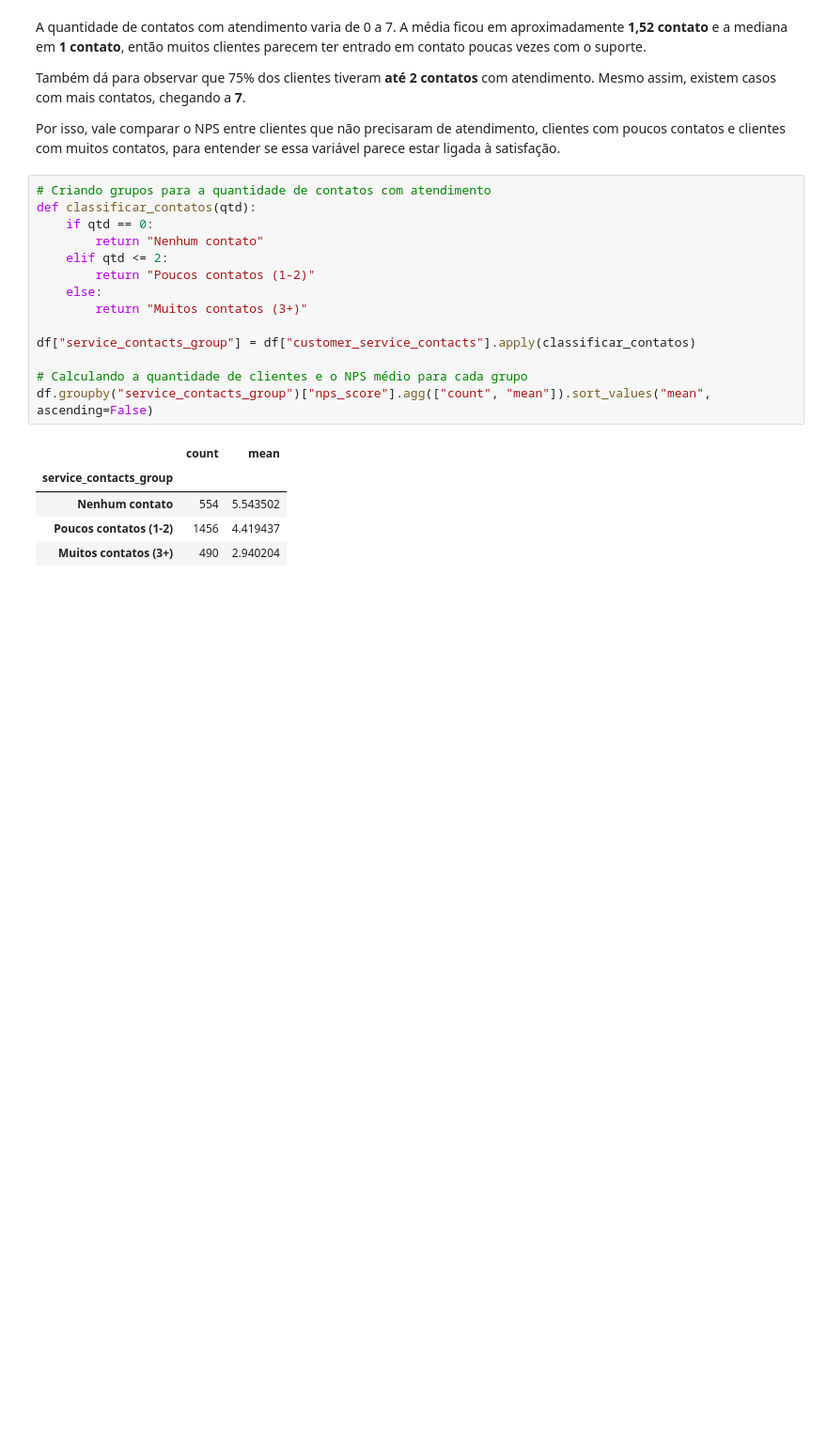
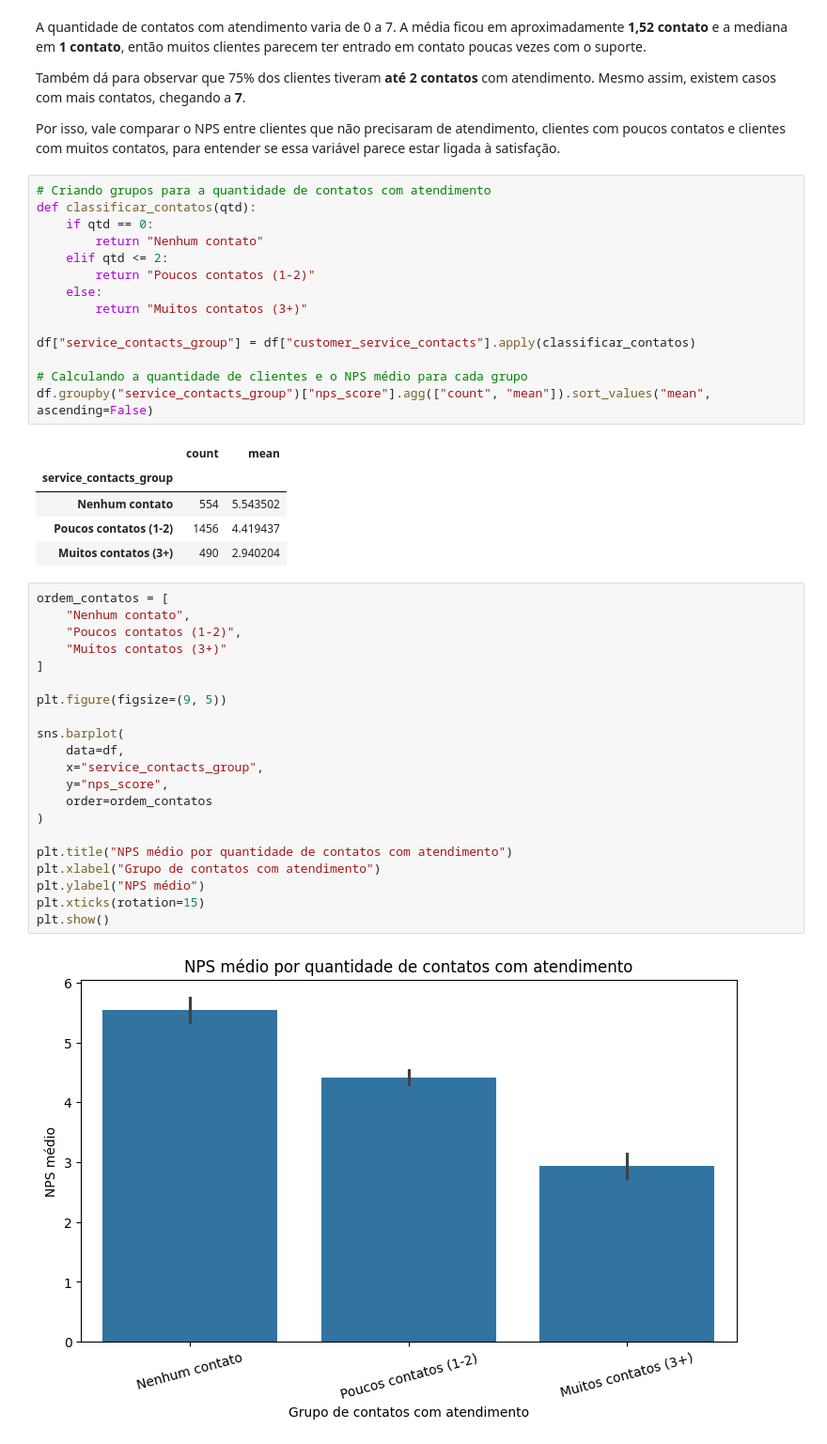
Before and after one commit to vitoriags/nps-predictive-analysis, a Jupyter notebook: notebooks/01_eda_nps.ipynb, the cells around one changed output. Shown at 94% size. Saved outputs shown, nothing was run; the diff lists cells and outputs as text; blank space fills up the shorter version.

```diff
--- a/notebooks/01_eda_nps.ipynb
+++ b/notebooks/01_eda_nps.ipynb
@@ -287,3 +287,26 @@ df.groupby("service_contacts_group")["nps_score"].agg(["count", "mean"]).sort_va
 | Nenhum contato | 554 | 5.543502 |
 | Poucos contatos (1-2) | 1456 | 4.419437 |
 | Muitos contatos (3+) | 490 | 2.940204 |
+# %%
+ordem_contatos = [
+    "Nenhum contato",
+    "Poucos contatos (1-2)",
+    "Muitos contatos (3+)"
+]
+
+plt.figure(figsize=(9, 5))
+
+sns.barplot(
+    data=df,
+    x="service_contacts_group",
+    y="nps_score",
+    order=ordem_contatos
+)
+
+plt.title("NPS médio por quantidade de contatos com atendimento")
+plt.xlabel("Grupo de contatos com atendimento")
+plt.ylabel("NPS médio")
+plt.xticks(rotation=15)
+plt.show()
+# %% [output]
+[figure, added]
```
Also changed, not shown: parts of 32 cells of this notebook.
